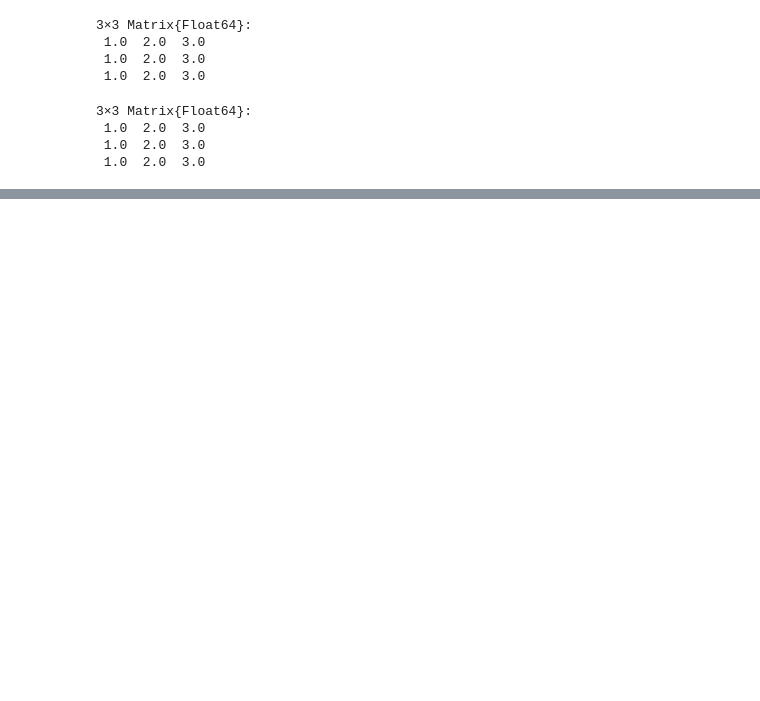
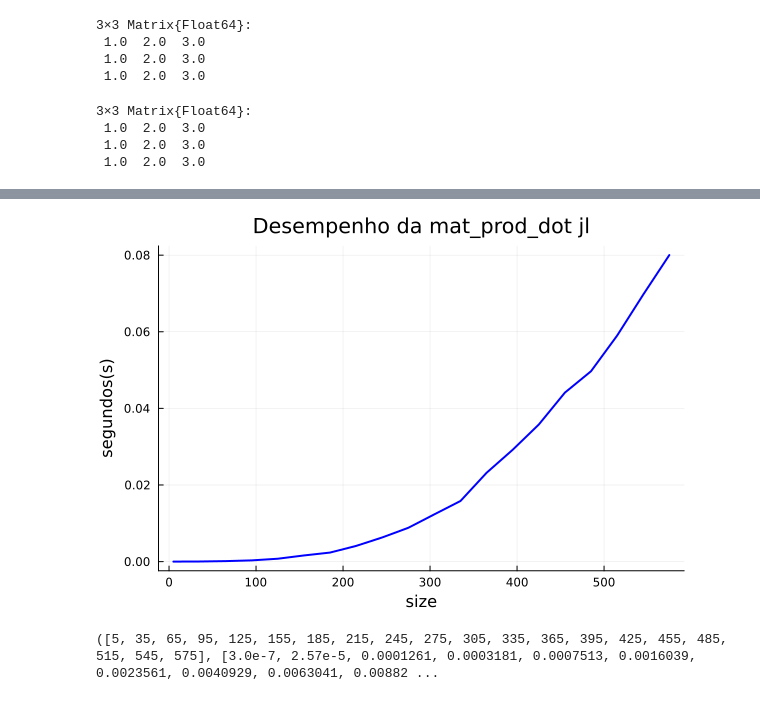
Before and after one commit to davi-dressler/fgv_aln, a Jupyter notebook: Trab_1/q1_julia.ipynb, the cells around one changed output, grey strips where cells are left out. Cells and saved outputs as stored; diff of their text form; code cells hidden in the pictures; blank space fills up the shorter version.

Commit message:
Finalizando arquivos do trab 1 e adicionando arquivo da aula de gs.

```diff
--- a/Trab_1/q1_julia.ipynb
+++ b/Trab_1/q1_julia.ipynb
@@ -32,7 +34,7 @@ function mat_dot_prod(A, B)
         C = zeros(A_nrow, B_ncol)
         for i in 1:A_nrow
             for j in 1:B_ncol
-                C[i,j] = dot(A[i,:],B[:,j])
+                @views C[i,j] = dot(A[i,:],B[:,j])
             end
         end
         return C
@@ -40,3 +42,18 @@ function mat_dot_prod(A, B)
 end
 # %% [output]
 mat_dot_prod (generic function with 1 method)
+# %%
+function mat_dot_prod(A, B)
+    A_nrow, A_ncol = size(A)
+    B_nrow, B_ncol = size(B)
+    A_ncol != B_nrow && return println("Dimensões incompatíveis.")
+
+    At = transpose(A)  # ← transposta: agora At[:,i] = linha i de A (contíguo!)
+    C = zeros(A_nrow, B_ncol)
+    for i in 1:A_nrow
+        for j in 1:B_ncol
+            @views C[i,j] = dot(At[:,i], B[:,j])  # ambos contíguos agora ✅
+        end
+    end
+    return C
+end
@@ -65,0 +117,48 @@ end
+# %%
+function calcularTempo_suafuncao(A, B, num_times=10)
+    for i in 1:3
+        mat_dot_prod(A, B)
+    end
+    arr = zeros(Float64, num_times)
+    for i in 1:num_times
+        initial_time = time_ns()
+        mat_dot_prod(A, B)
+        final_time = time_ns()
+        arr[i] = (final_time - initial_time) / 1e9
+    end
+    return minimum(arr)
+end
+
+function avaliar_e_plotar_mat_dot_prod()
+    tamanhos = Int[]
+    tempos = Float64[]
+
+    for size in 5:30:600
+        PAD = 7
+        A_pad = rand(size, size + PAD)
+        B_pad = rand(size, size + PAD)
+
+        # ✅ @view preserva o stride — sem isso é só uma cópia normal
+        A = @view A_pad[:, 1:size]
+        B = @view B_pad[:, 1:size]
+
+        GC.gc()
+        tempo_estavel = calcularTempo_suafuncao(A, B)
+        @printf("Tamanho: %3d | Tempo mínimo: %.9f s\n", size, tempo_estavel)
+        push!(tamanhos, size)
+        push!(tempos, tempo_estavel)
+    end
+
+    grafico = plot(tamanhos, tempos,
+        marker = false, linewidth = 2,
+        title = "Desempenho da mat_prod_dot jl",
+        xlabel = "size", ylabel = "segundos(s)",
+        legend = false, color = :blue)
+
+    savefig(grafico, "desempenho_mat_dot_prod.png")
+    display(grafico)
+    return tamanhos, tempos
+end
+
+x_dot, y_dot = avaliar_e_plotar_mat_dot_prod()
+# %% [output]
@@ -65,0 +185,2 @@ end
+[figure, added]
+([5, 35, 65, 95, 125, 155, 185, 215, 245, 275, 305, 335, 365, 395, 425, 455, 485, 515, 545, 575], [3.0e-7, 2.57e-5, 0.0001261, 0.0003181, 0.0007513, 0.0016039, 0.0023561, 0.0040929, 0.0063041, 0.00882 ...
```
Also changed, not shown: parts of 6 cells of this notebook, 7 other files.
